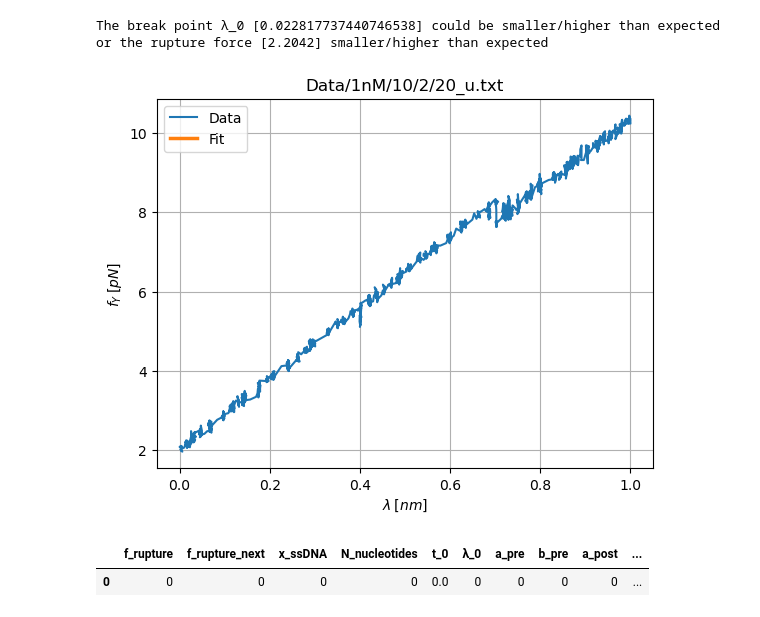
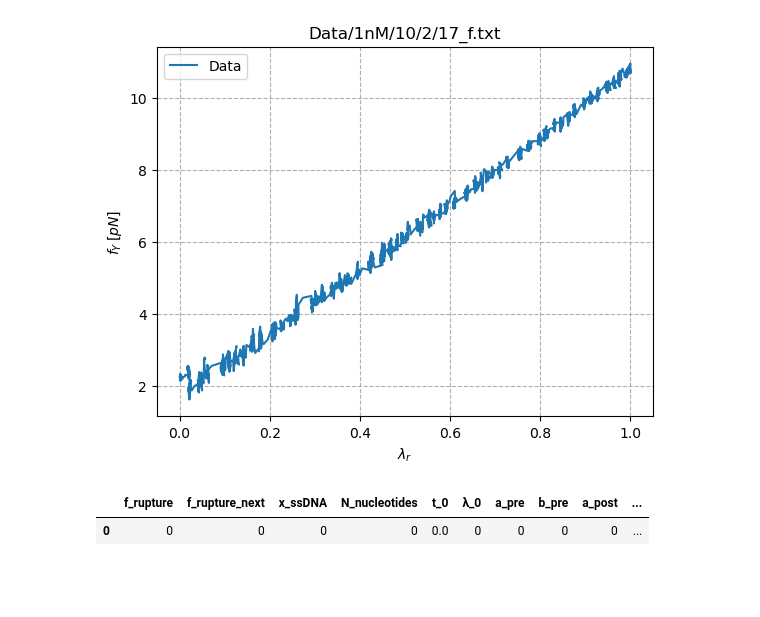
Before and after one commit to RiccardoTancredi/FluctuationTheorem, a Jupyter notebook: 1nM_f_max_10.ipynb, the cells around one changed output. Cells and saved outputs as stored; diff of their text form; code cells hidden in the pictures; blank space fills up the shorter version.

```diff
--- a/1nM_f_max_10.ipynb
+++ b/1nM_f_max_10.ipynb
@@ -14,9 +16,7 @@ reading = Txt_Reading(folder, f_max)
 # %%
-file = reading.readTxt(number=2, N=20, ty='u', graph=True)
+file = reading.readTxt(number=2, N=17, ty='f', graph=True)
 # %% [output]
-The break point λ_0 [0.022817737440746538] could be smaller/higher than expected
-or the rupture force [2.2042] smaller/higher than expected
-[figure, old version]
+[figure, new version]
 # %%
 reading.params_df
 # %% [output]
```
Also changed, not shown: parts of 2 cells of this notebook, 12 other files.
